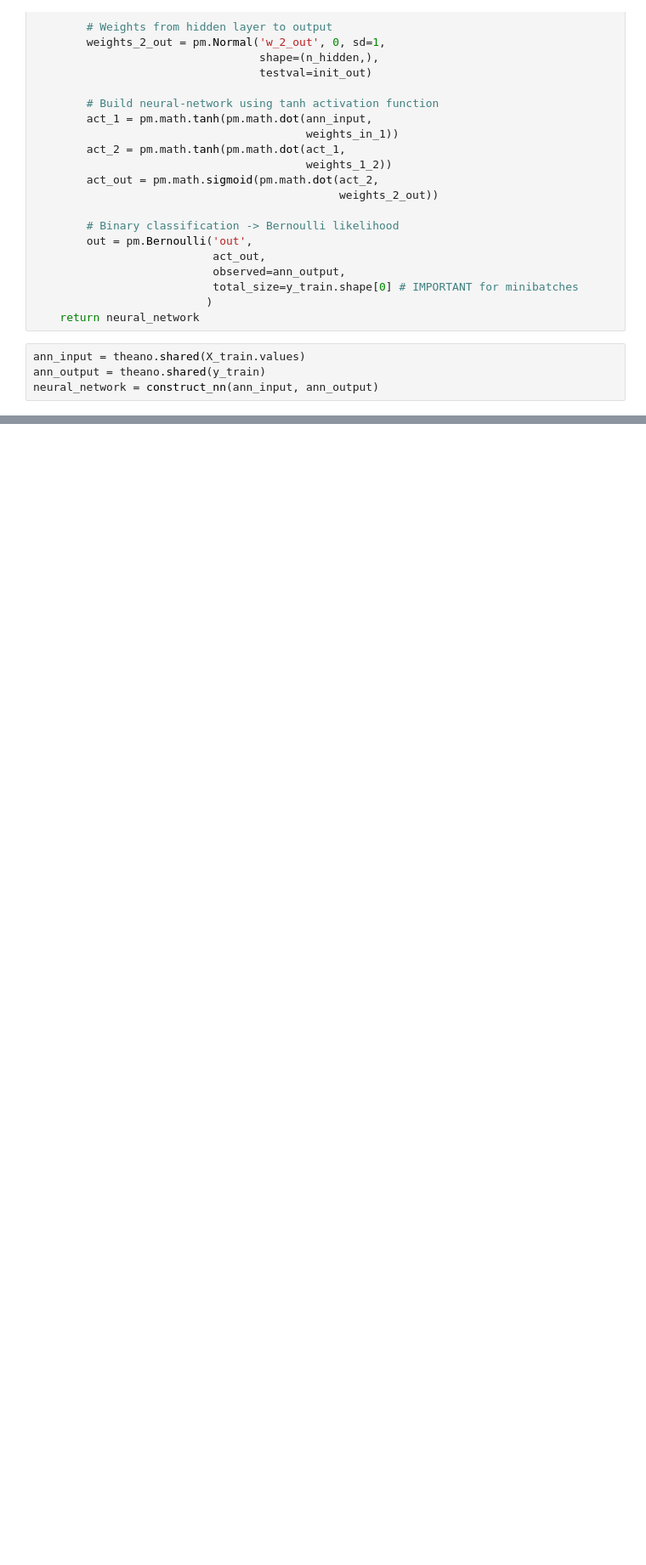
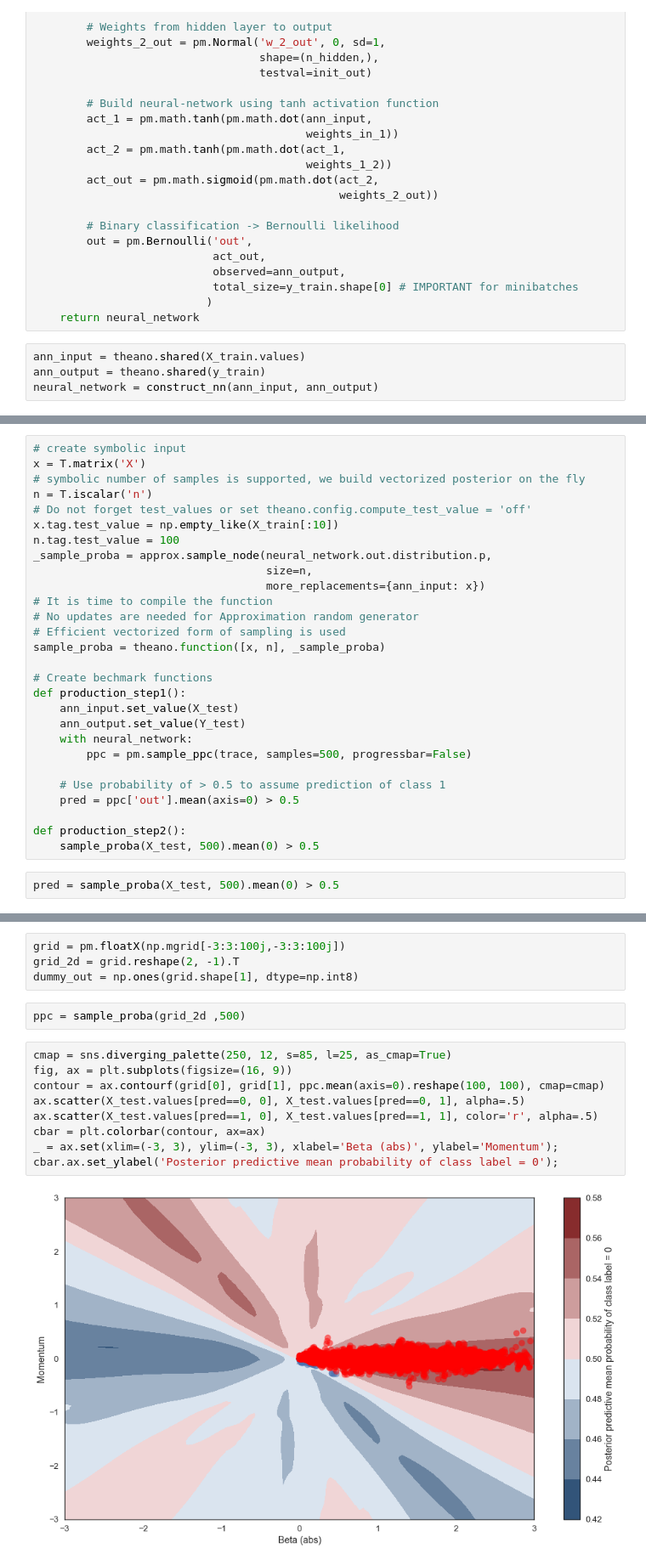
Before and after one commit to bglick13/Bayesian-Stock-Models, a Jupyter notebook: Bayesian Neural Net.ipynb, the cells around one changed output, grey strips where cells are left out. Shown at 85% size. Saved outputs shown, nothing was run; the diff lists cells and outputs as text; blank space fills up the shorter version.

```diff
--- a/Bayesian Neural Net.ipynb
+++ b/Bayesian Neural Net.ipynb
@@ -84,0 +98,30 @@ with neural_network:
+# %%
+# create symbolic input
+x = T.matrix('X')
+# symbolic number of samples is supported, we build vectorized posterior on the fly
+n = T.iscalar('n')
+# Do not forget test_values or set theano.config.compute_test_value = 'off'
+x.tag.test_value = np.empty_like(X_train[:10])
+n.tag.test_value = 100
+_sample_proba = approx.sample_node(neural_network.out.distribution.p,
+                                   size=n,
+                                   more_replacements={ann_input: x})
+# It is time to compile the function
+# No updates are needed for Approximation random generator
+# Efficient vectorized form of sampling is used
+sample_proba = theano.function([x, n], _sample_proba)
+
+# Create bechmark functions
+def production_step1():
+    ann_input.set_value(X_test)
+    ann_output.set_value(Y_test)
+    with neural_network:
+        ppc = pm.sample_ppc(trace, samples=500, progressbar=False)
+
+    # Use probability of > 0.5 to assume prediction of class 1
+    pred = ppc['out'].mean(axis=0) > 0.5
+
+def production_step2():
+    sample_proba(X_test, 500).mean(0) > 0.5
+# %%
+pred = sample_proba(X_test, 500).mean(0) > 0.5
@@ -84,0 +136,17 @@ with neural_network:
+# %%
+grid = pm.floatX(np.mgrid[-3:3:100j,-3:3:100j])
+grid_2d = grid.reshape(2, -1).T
+dummy_out = np.ones(grid.shape[1], dtype=np.int8)
+# %%
+ppc = sample_proba(grid_2d ,500)
+# %%
+cmap = sns.diverging_palette(250, 12, s=85, l=25, as_cmap=True)
+fig, ax = plt.subplots(figsize=(16, 9))
+contour = ax.contourf(grid[0], grid[1], ppc.mean(axis=0).reshape(100, 100), cmap=cmap)
+ax.scatter(X_test.values[pred==0, 0], X_test.values[pred==0, 1], alpha=.5)
+ax.scatter(X_test.values[pred==1, 0], X_test.values[pred==1, 1], color='r', alpha=.5)
+cbar = plt.colorbar(contour, ax=ax)
+_ = ax.set(xlim=(-3, 3), ylim=(-3, 3), xlabel='Beta (abs)', ylabel='Momentum');
+cbar.ax.set_ylabel('Posterior predictive mean probability of class label = 0');
+# %% [output]
+[figure, added]
```
Also changed, not shown: parts of 10 cells of this notebook.
